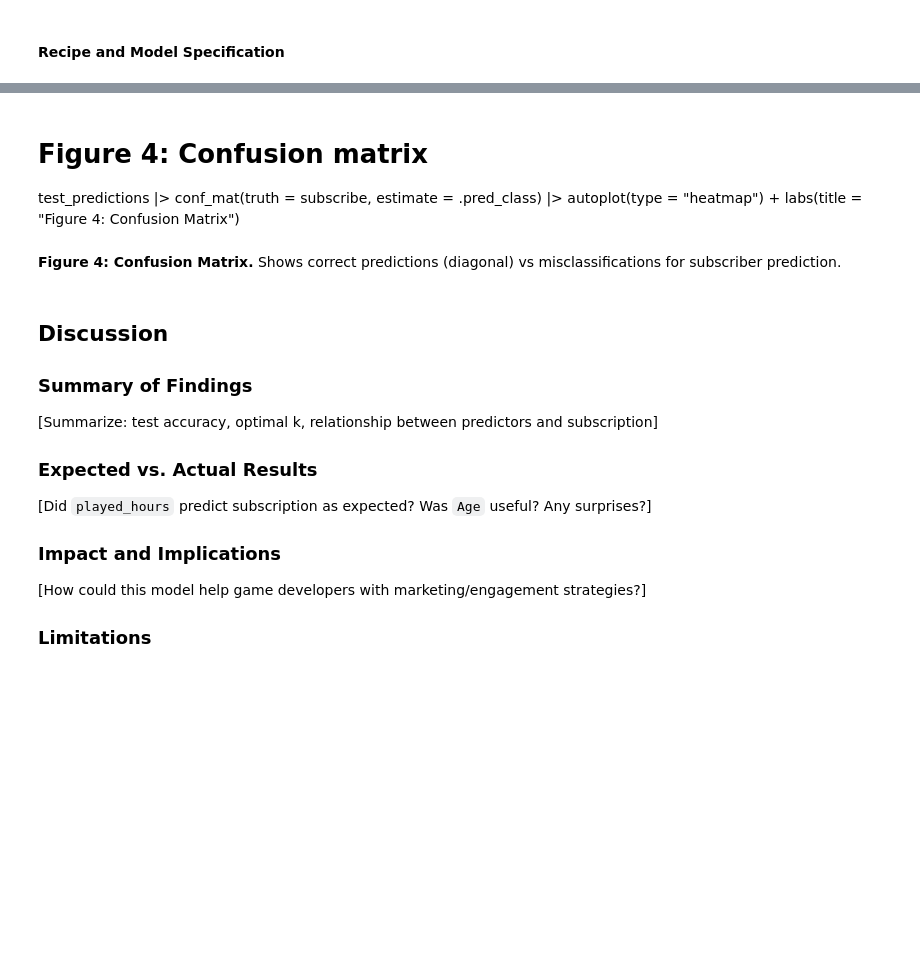
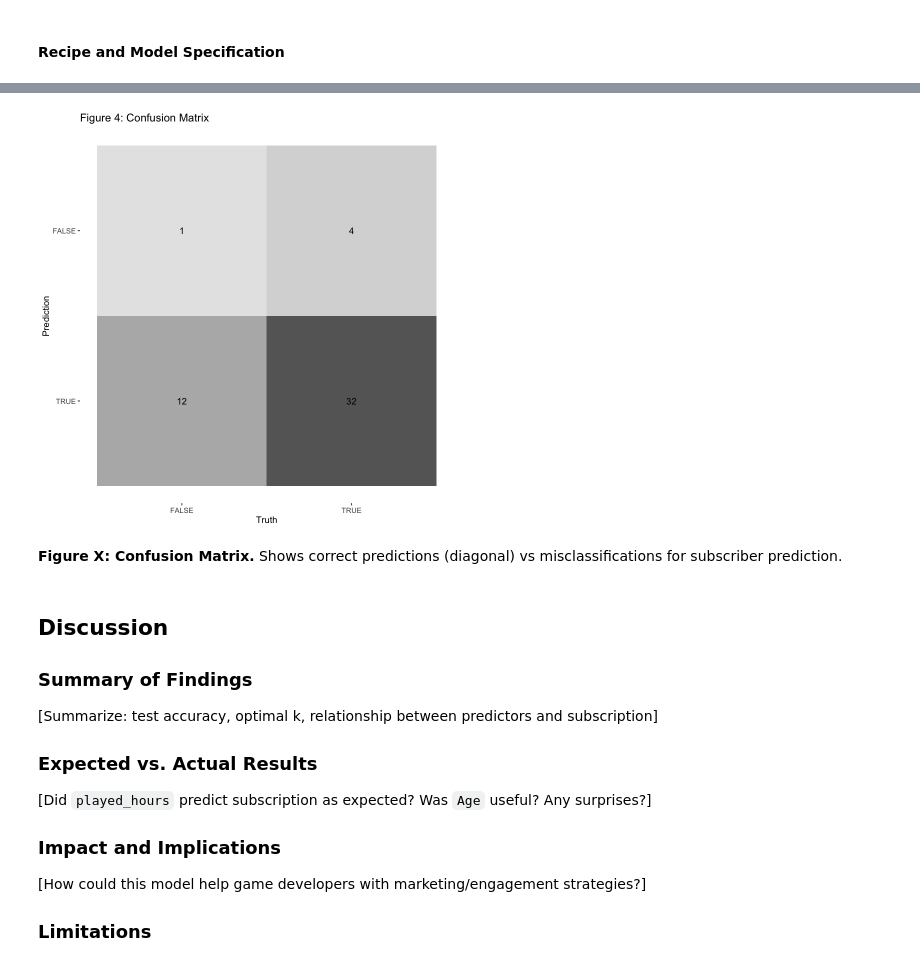
Before and after one commit to hanson777/dsci-100-2025w1-group-8, a Jupyter notebook: main.ipynb, the cells around one changed output, grey strips where cells are left out. Cells and saved outputs as stored; diff of their text form; code cells hidden in the pictures; blank space fills up the shorter version.

Commit message:
Finished KNN classification on the dataset

```diff
--- a/main.ipynb
+++ b/main.ipynb
@@ -201,7 +272,23 @@ final_fit <- players_workflow |>
 # %%
 # Evaluate on test set
-test_predictions <- final_fit |>
+
+players_recipe <- recipe(subscribe ~ Age + played_hours, data = players_train) |>
+    step_scale(all_predictors()) |>
+    step_center(all_predictors())
+
+knn_spec <- nearest_neighbor(weight_func = "rectangular", neighbors = best_k) |>
+  set_engine("kknn") |>
+  set_mode("classification")
+
+knn_fit <- workflow() |>
+  add_recipe(players_recipe) |>
+  add_model(knn_spec) |>
+  fit(data = players_train)
+
+players_test_predictions <- knn_fit |>
     predict(players_test) |>
     bind_cols(players_test)
 
-test_predictions |> metrics(truth = subscribe, estimate = .pred_class)
+players_test_predictions |>
+ metrics(truth = subscribe, estimate = .pred_class) |>
+ filter(.metric == 'accuracy')
@@ -208,11 +300,13 @@ test_predictions |> metrics(truth = subscribe, estimate = .pred_class)
-# %% [markdown]
-# Figure 4: Confusion matrix
-test_predictions |>
-    conf_mat(truth = subscribe, estimate = .pred_class) |>
-    autoplot(type = "heatmap") +
-    labs(title = "Figure 4: Confusion Matrix")
+# %%
+# Figure 4: Confusion matrix
+players_test_predictions |>
+    conf_mat(truth = subscribe, estimate = .pred_class) |>
+    autoplot(type = "heatmap") +
+    labs(title = "Figure 4: Confusion Matrix")
+# %% [output]
+[figure, added]
 # %% [markdown]
-**Figure 4: Confusion Matrix.** Shows correct predictions (diagonal) vs misclassifications for subscriber prediction.
+**Figure X: Confusion Matrix.** Shows correct predictions (diagonal) vs misclassifications for subscriber prediction.
 # %% [markdown]
 ## Discussion
 
```
Also changed, not shown: parts of 28 cells of this notebook, 1 other file.
